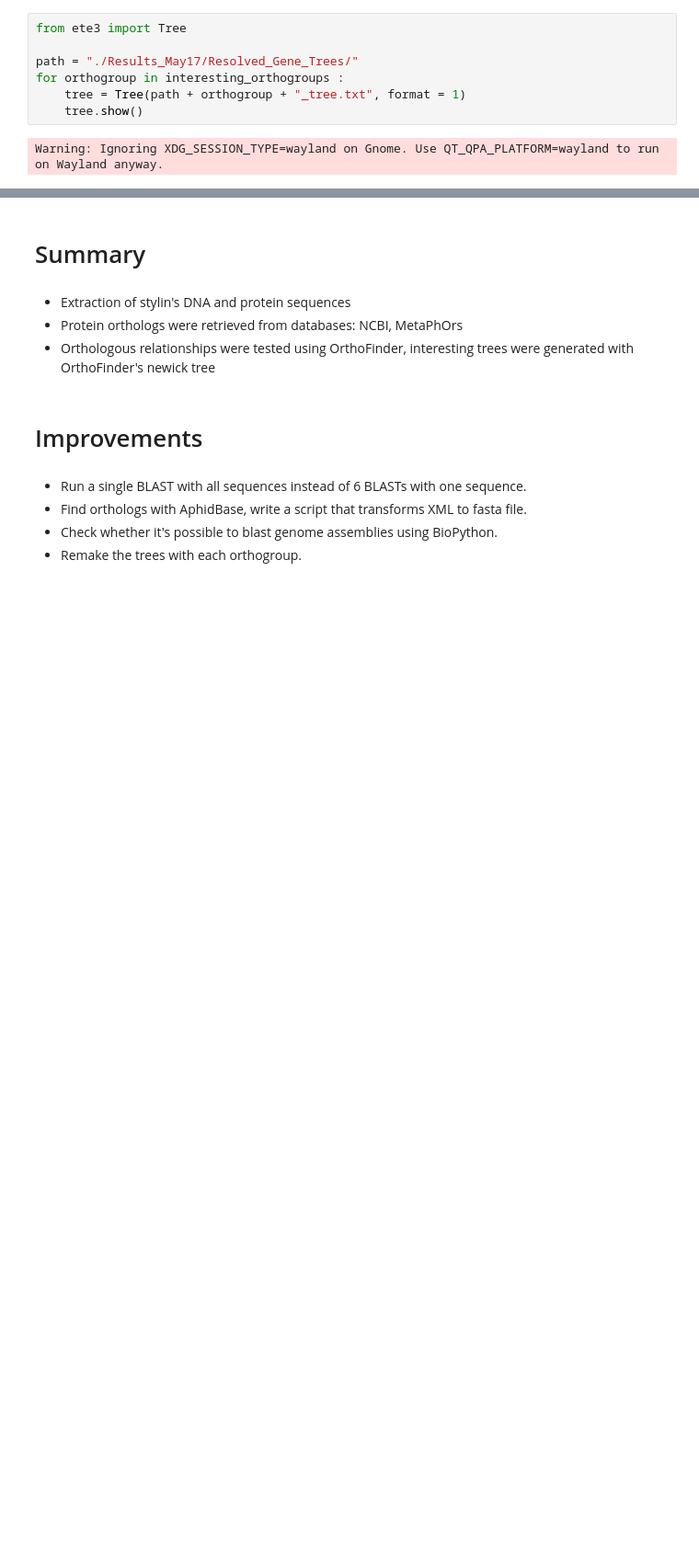
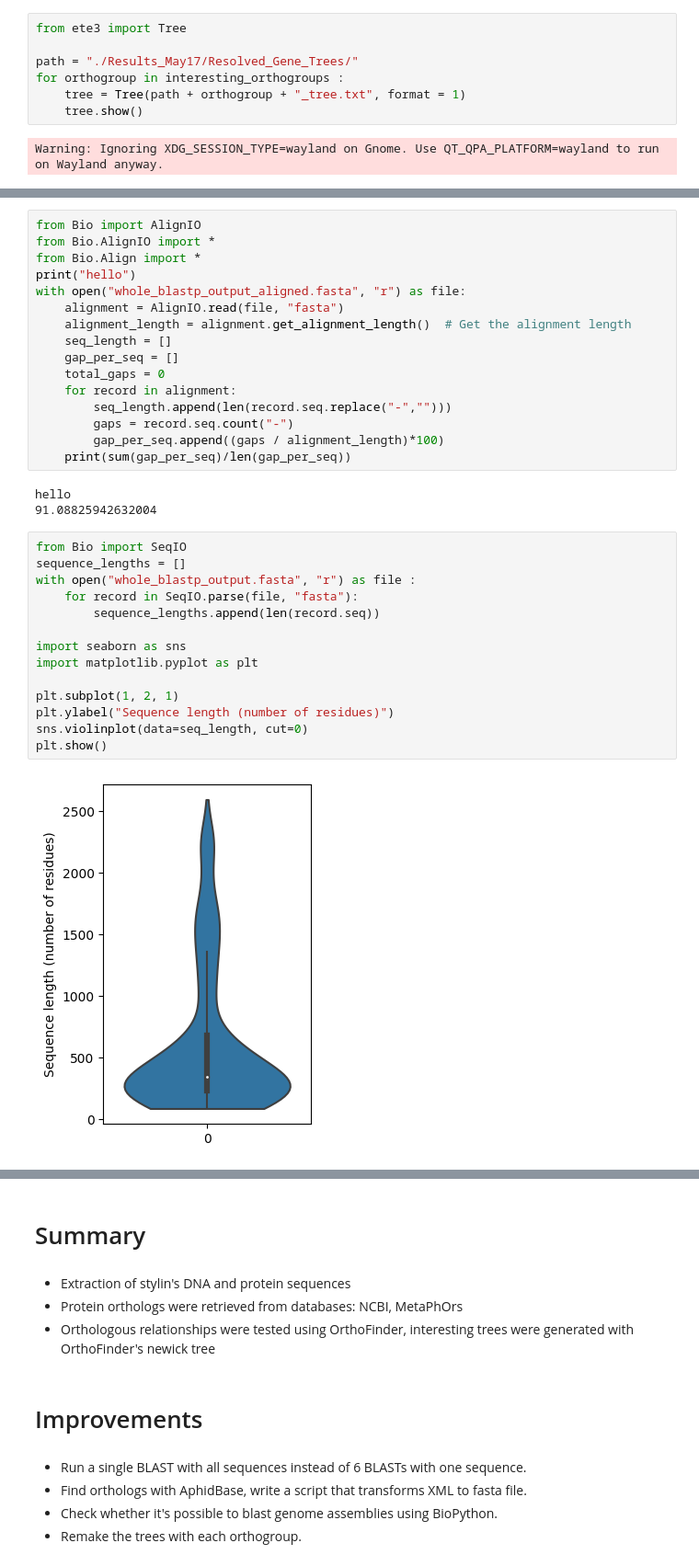
Before and after one commit to elian-stz/StylED_internship, a Jupyter notebook: xplore.ipynb, the cells around one changed output, grey strips where cells are left out. Shown at 92% size. Drawn from its saved outputs; the diff is of its cells as text; blank space fills up the shorter version.

```diff
--- a/xplore.ipynb
+++ b/xplore.ipynb
@@ -486,0 +514,35 @@ Warning: Ignoring XDG_SESSION_TYPE=wayland on Gnome. Use QT_QPA_PLATFORM=wayland
+# %%
+from Bio import AlignIO
+from Bio.AlignIO import *
+from Bio.Align import *
+print("hello")
+with open("whole_blastp_output_aligned.fasta", "r") as file:
+    alignment = AlignIO.read(file, "fasta")
+    alignment_length = alignment.get_alignment_length()  # Get the alignment length
+    seq_length = []
+    gap_per_seq = []
+    total_gaps = 0
+    for record in alignment:
+        seq_length.append(len(record.seq.replace("-","")))
+        gaps = record.seq.count("-")
+        gap_per_seq.append((gaps / alignment_length)*100)
+    print(sum(gap_per_seq)/len(gap_per_seq))
+# %% [output]
+hello
+91.08825942632004
+# %%
+from Bio import SeqIO
+sequence_lengths = []
+with open("whole_blastp_output.fasta", "r") as file :
+    for record in SeqIO.parse(file, "fasta"):
+        sequence_lengths.append(len(record.seq))
+
+import seaborn as sns
+import matplotlib.pyplot as plt
+
+plt.subplot(1, 2, 1)
+plt.ylabel("Sequence length (number of residues)")
+sns.violinplot(data=seq_length, cut=0)
+plt.show()
+# %% [output]
+[figure, added]
```
Also changed, not shown: parts of 7 cells of this notebook, 4 other files.
